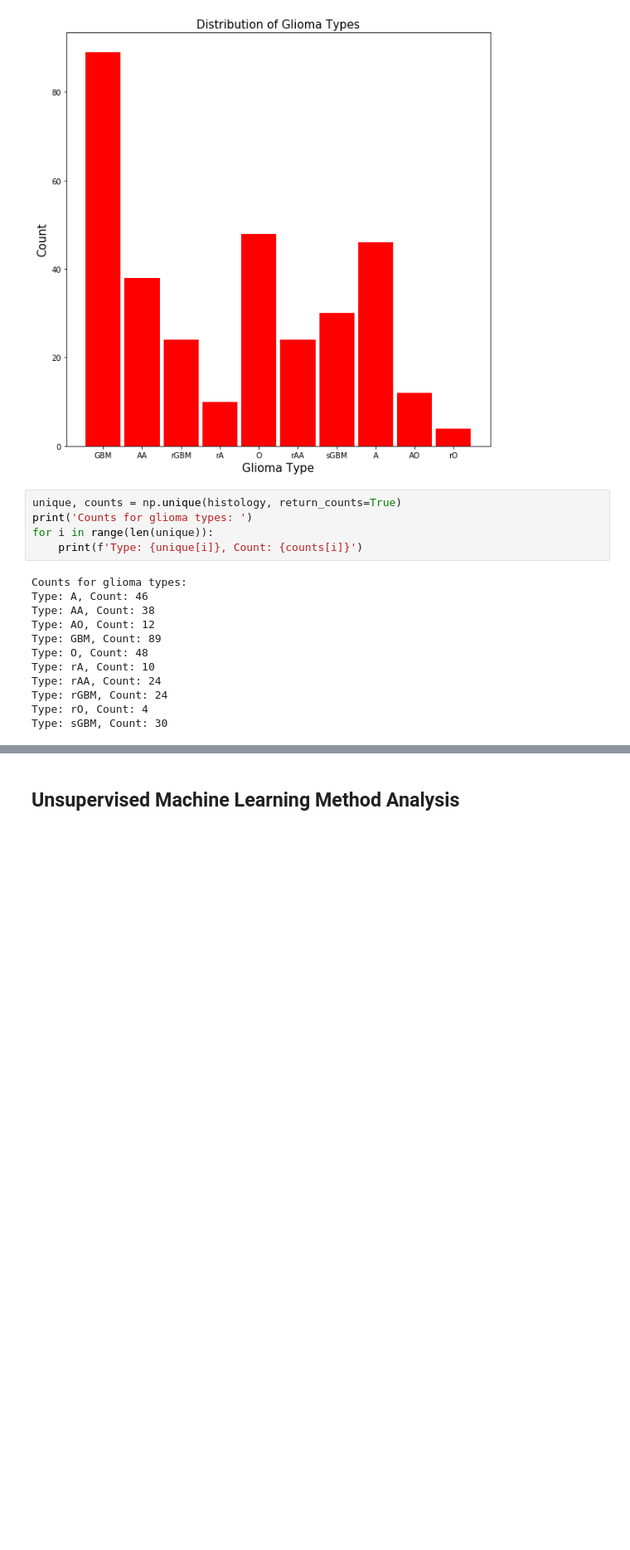
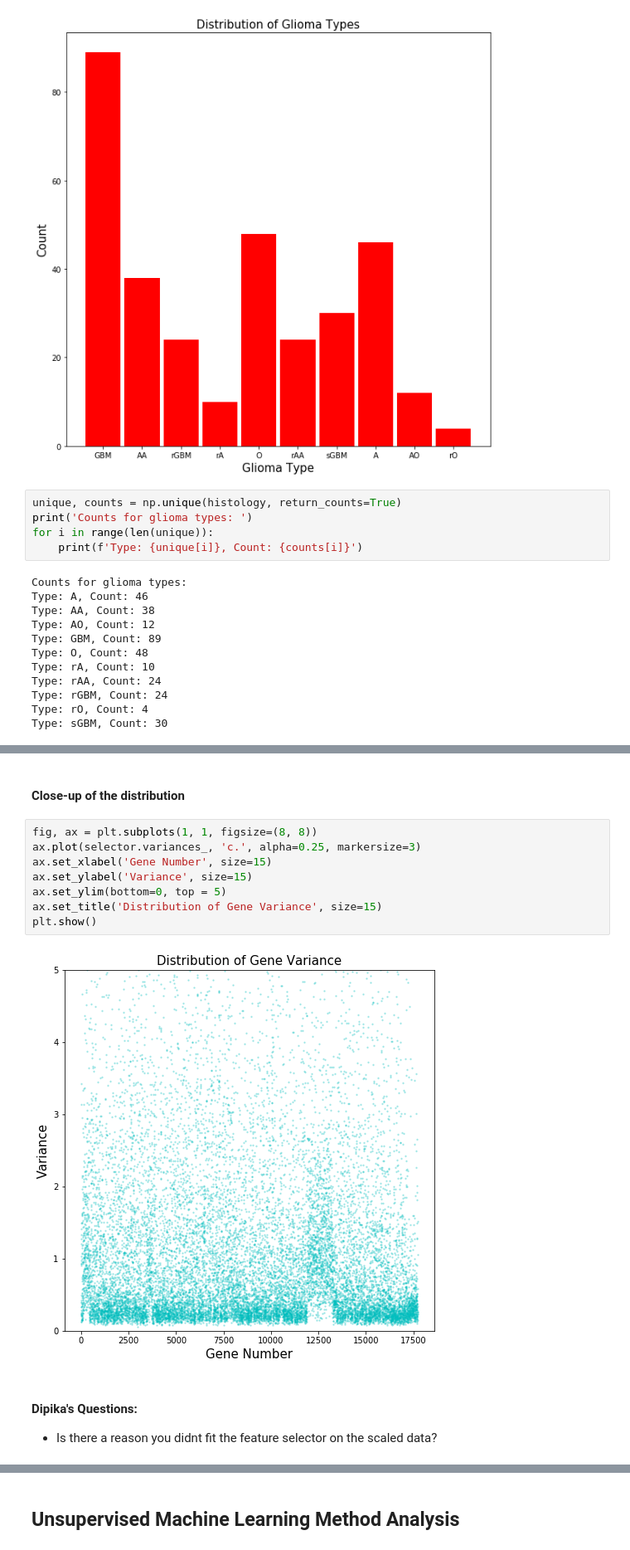
Before and after one commit to dsikka/Comp_Genomics, a Jupyter notebook: data_processing.ipynb, the cells around one changed output, grey strips where cells are left out. Shown at 83% size. Cells and saved outputs as stored; diff of their text form; blank space fills up the shorter version.

```diff
--- a/data_processing.ipynb
+++ b/data_processing.ipynb
@@ -134 +278,16 @@ Type: sGBM, Count: 30
+# %% [markdown]
+#### Close-up of the distribution
+# %%
+fig, ax = plt.subplots(1, 1, figsize=(8, 8))
+ax.plot(selector.variances_, 'c.', alpha=0.25, markersize=3)
+ax.set_xlabel('Gene Number', size=15)
+ax.set_ylabel('Variance', size=15)
+ax.set_ylim(bottom=0, top = 5)
+ax.set_title('Distribution of Gene Variance', size=15)
+plt.show()
+# %% [output]
+[figure, added]
+# %% [markdown]
+#### Dipika's Questions:
+- Is there a reason you didnt fit the feature selector on the scaled data?
 # %%
```
Also changed, not shown: parts of 44 cells of this notebook.
